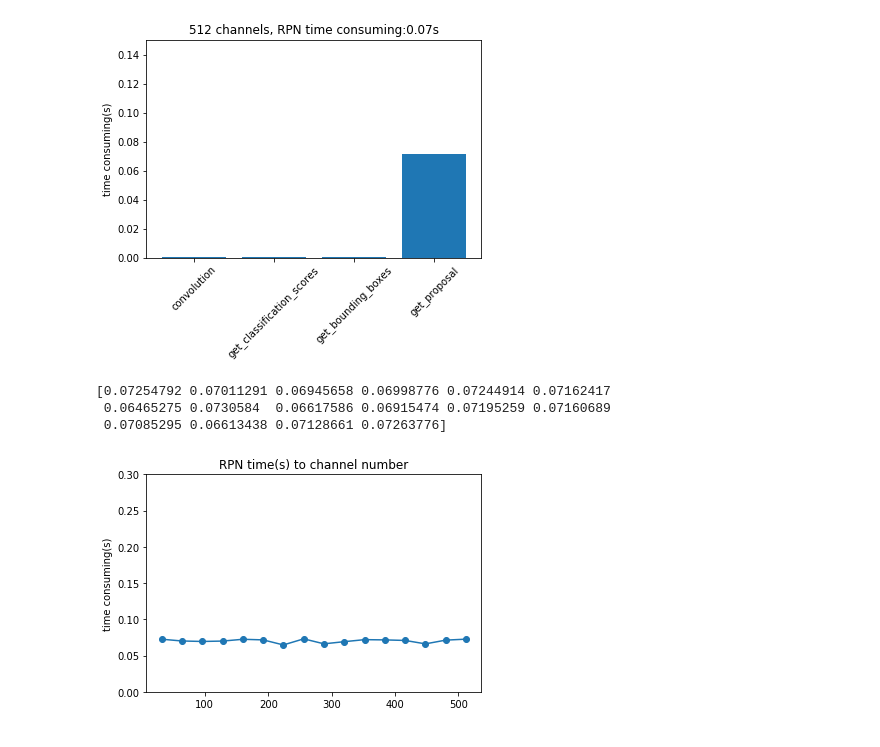
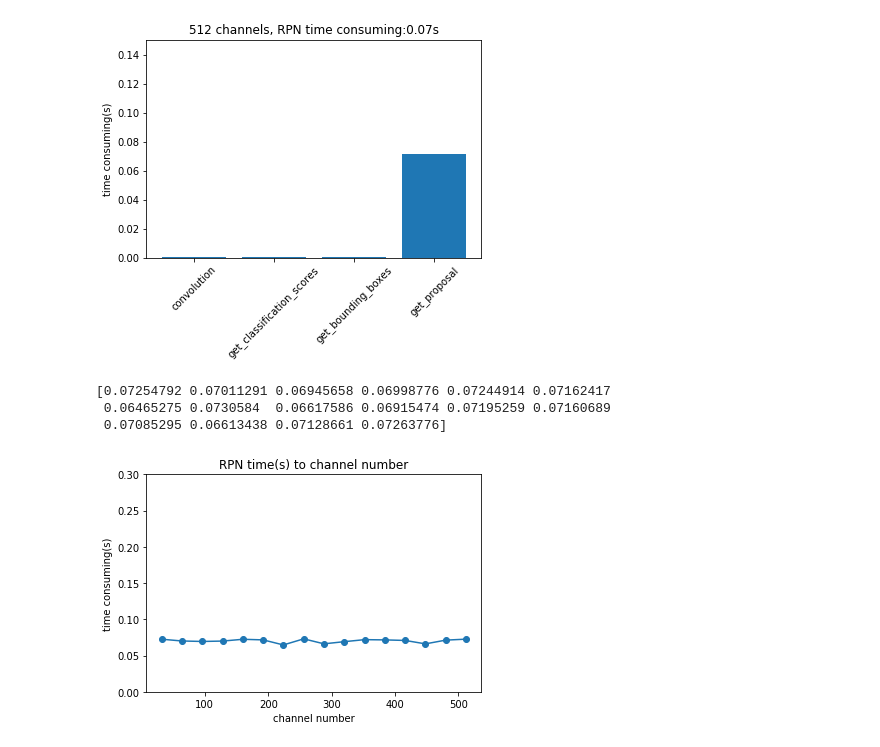
Before and after one commit to SiyuanMa0316/faster_rcnn.pytorch_tx2, a Jupyter notebook: plot RPN.ipynb, the cells around one changed output. Saved outputs shown, nothing was run; the diff lists cells and outputs as text; code cells hidden in the pictures.

Commit message:
add plot

```diff
--- a/plot RPN.ipynb
+++ b/plot RPN.ipynb
@@ -56,16 +56,17 @@ for i in [0,15]:
 # %%
 #names = [x for x in lines[0].split()]
 x = range(32,512+32,32)
 print(avg_data[:,0])
 plt.plot(x,avg_data[:,0],marker = 'o')
 plt.ylim(0,0.3)
 #plt.xticks(x,names,rotation = 45)
 plt.ylabel('time consuming(s)')
+plt.xlabel('channel number')
 plt.title('RPN time(s) to channel number')
 plt.savefig('RPN_time_to_channel_number.png',bbox_inches='tight')
 plt.show()
 # %% [output]
 [0.07254792 0.07011291 0.06945658 0.06998776 0.07244914 0.07162417
  0.06465275 0.0730584  0.06617586 0.06915474 0.07195259 0.07160689
  0.07085295 0.06613438 0.07128661 0.07263776]
-[figure, old version]
+[figure, new version]
```
Also changed, not shown: 7 other files.
